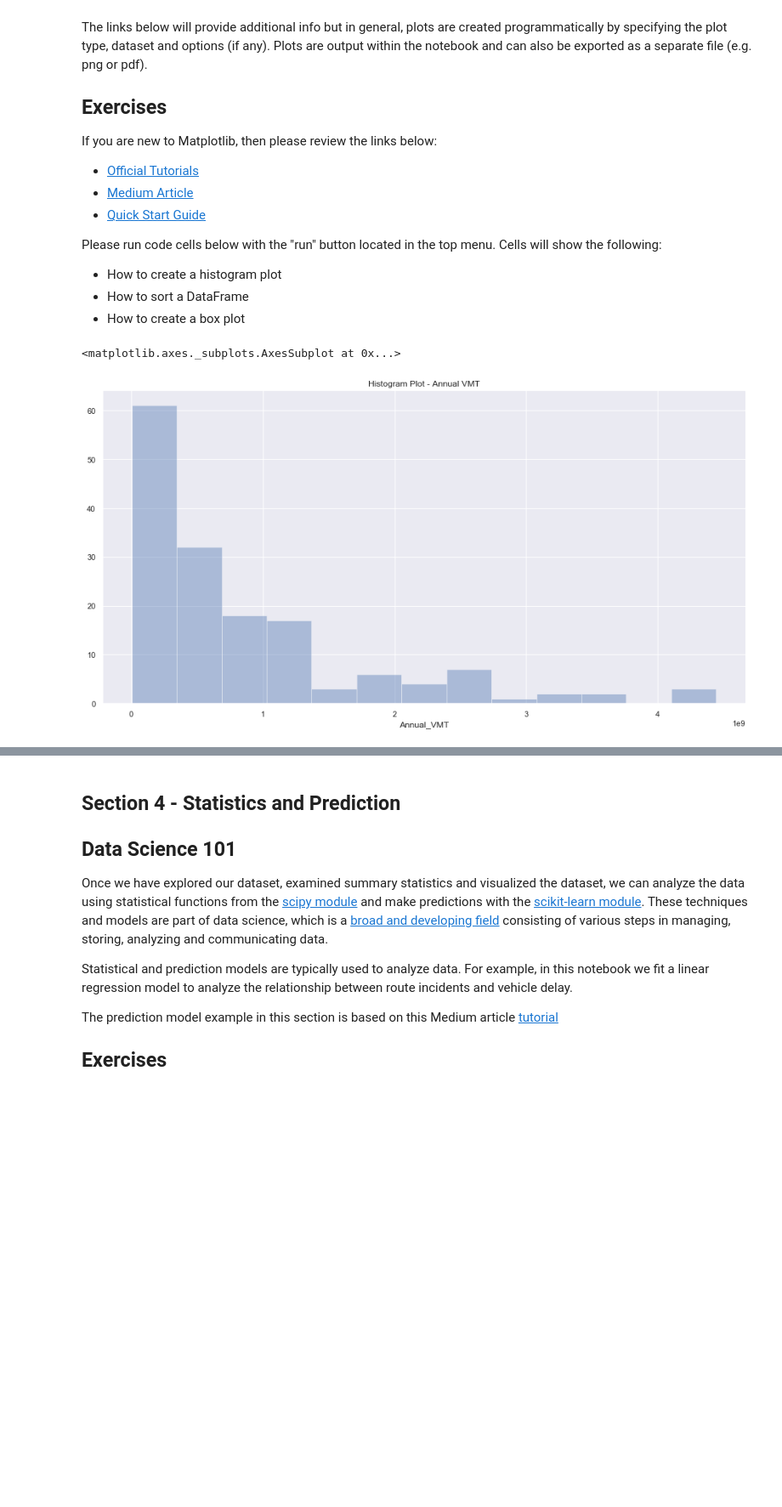
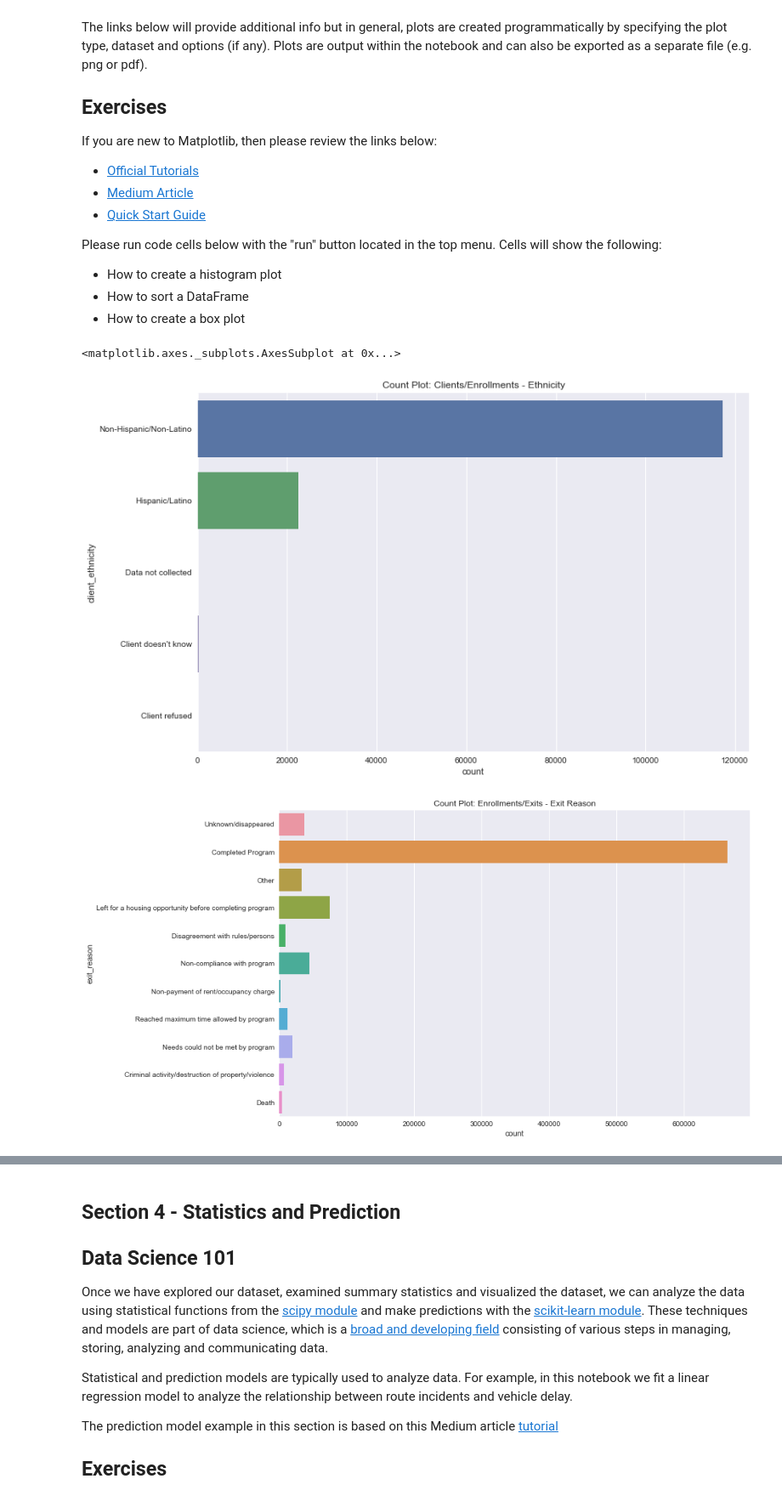
Before and after one commit to walteryu/code4sac, a Jupyter notebook: hmis/hmis_analysis.ipynb, the cells around one changed output, grey strips where cells are left out. Shown at 85% size. Cells and saved outputs as stored; diff of their text form; code cells hidden in the pictures; blank space fills up the shorter version.

```diff
--- a/hmis/hmis_analysis.ipynb
+++ b/hmis/hmis_analysis.ipynb
@@ -323,15 +372,34 @@ Please run code cells below with the "run" button located in the top menu. Cells
 * How to create a histogram plot
 * How to sort a DataFrame
 * How to create a box plot
-# %%
-# 03A - Histogram plot
-
-# Set plot size and title
-plt.figure(figsize=(16, 8))
-plt.title('Histogram Plot - Annual VMT')
-
-# Create historgram for Annual Vehicle Miles Traveled
-sns.distplot(df['Annual_VMT'], kde=False) # `kde=False` turns off the default density estimate plot, try setting it to True !
-# %% [output]
-<matplotlib.axes._subplots.AxesSubplot at 0x...>
-[figure, removed]
+# %%
+# 03A - histogram plot
+
+# create histogram
+# `kde=False` turns off the default density estimate plot
+# sns.distplot(clients_enrollments['client_ethnicity'], kde=False)
+
+# set plot size and title
+plt.figure(figsize=(12, 8))
+plt.title('Count Plot: Clients/Enrollments - Ethnicity')
+
+# create countplot
+sns.countplot(y="client_ethnicity", data=clients_enrollments)
+
+# set plot size and title
+plt.figure(figsize=(12, 8))
+plt.title('Count Plot: Enrollments/Exits - Exit Reason')
+
+# create countplot
+sns.countplot(y="exit_reason", data=enrollments_exits)
+
+# set plot size and title
+plt.figure(figsize=(12, 8))
+plt.title('Count Plot: Enrollments/Services - Service Category')
+
+# create countplot
+sns.countplot(y="service_category", data=enrollments_services)
+# %% [output]
+<matplotlib.axes._subplots.AxesSubplot at 0x...>
+[figure, added]
+[figure, added]
```
Also changed, not shown: parts of 10 cells of this notebook, 11 other files.
